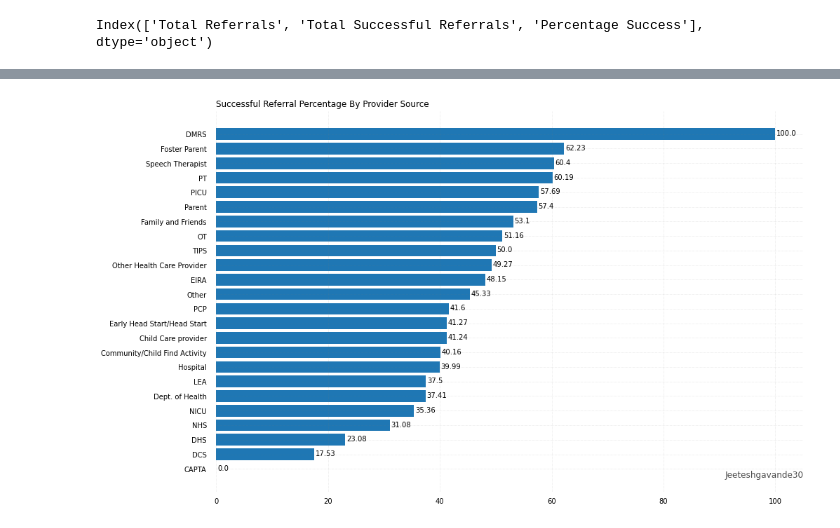
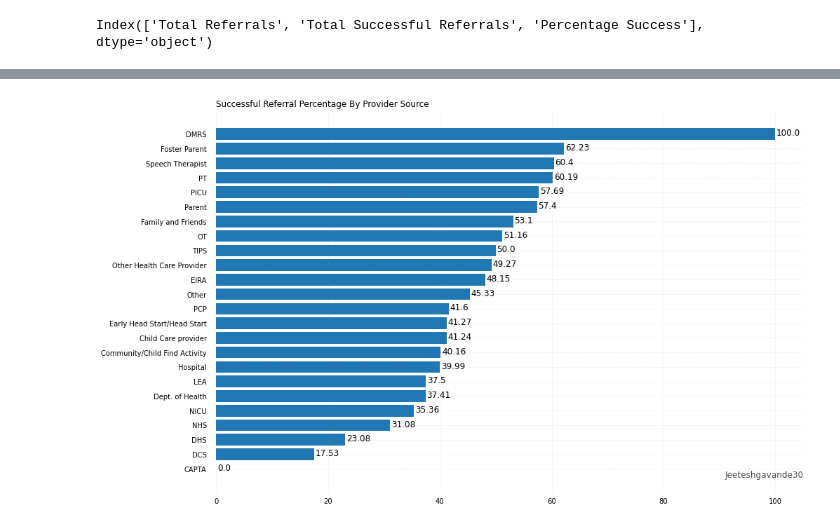
Before and after one commit to MylahKate/teis_project-scar, a Jupyter notebook: notebook/teis_q2.ipynb, the cells around one changed output, grey strips where cells are left out. Drawn from its saved outputs; the diff is of its cells as text; code cells hidden in the pictures.

```diff
--- a/notebook/teis_q2.ipynb
+++ b/notebook/teis_q2.ipynb
@@ -133,32 +153,32 @@ ax.yaxis.set_ticks_position('none')
 # Add padding between axes and labels
 ax.xaxis.set_tick_params(pad = 5)
 ax.yaxis.set_tick_params(pad = 10)
 
 # Add x, y gridlines
 ax.grid(b = True, color ='grey',
         linestyle ='-.', linewidth = 0.5,
         alpha = 0.2)
 
 # Show top values
 ax.invert_yaxis()
 
 # Add annotation to bars
 for i in ax.patches:
     plt.text(i.get_width()+0.2, i.get_y()+0.5,
              str(round((i.get_width()), 2)),
-             fontsize = 10, fontweight ='normal',
+             fontsize = 12, fontweight ='normal',
              color ='black')
 
 # Add Plot Title
 ax.set_title('Successful Referral Percentage By Provider Source',
              loc ='left', )
 
 # Add Text watermark
 fig.text(0.9, 0.15, 'Jeeteshgavande30', fontsize = 12,
          color ='black', ha ='right', va ='bottom',
          alpha = 0.7)
 
 # Show Plot
 plt.show()
 # %% [output]
-[figure, old version]
+[figure, new version]
```
Also changed, not shown: parts of 7 cells of this notebook, 1 other file.
